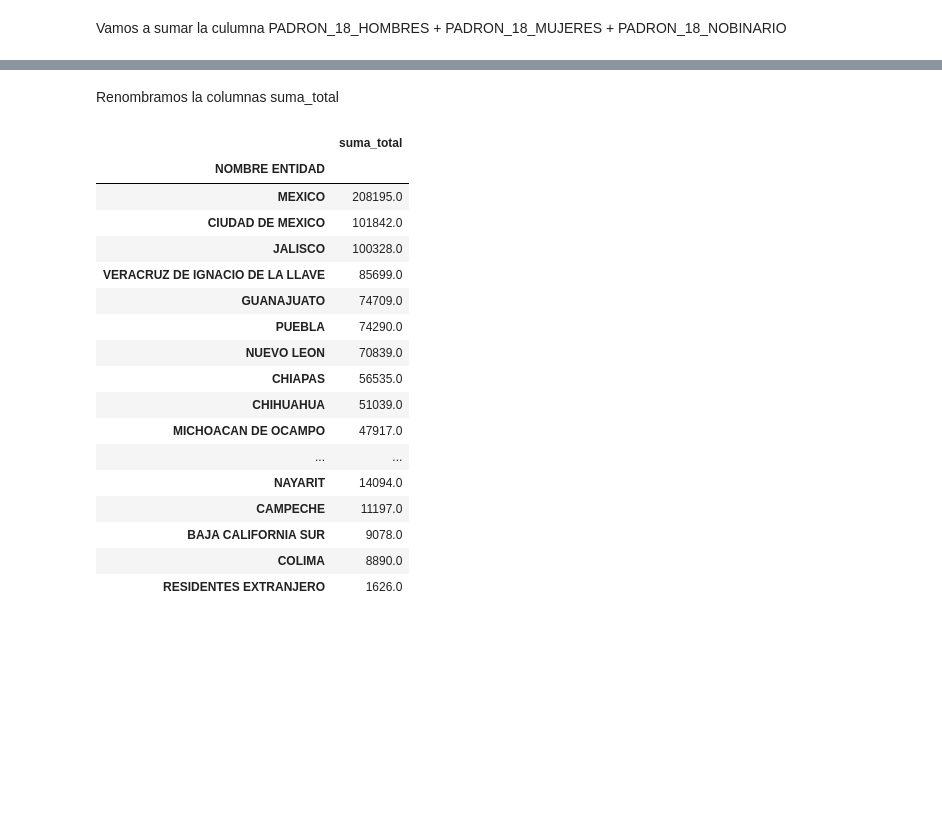
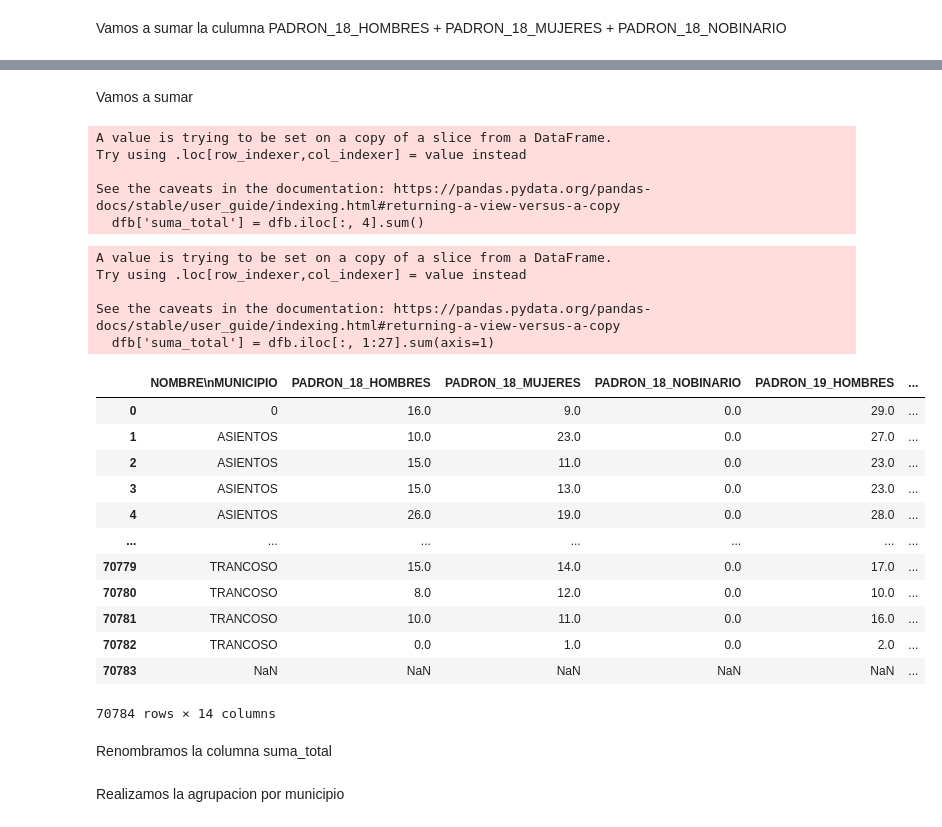
Before and after one commit to codehdez/INEJUVENTUD, a Jupyter notebook: src/eda.ipynb, the cells around one changed output, grey strips where cells are left out. Saved outputs shown, nothing was run; the diff lists cells and outputs as text; code cells hidden in the pictures; blank space fills up the shorter version.

```diff
--- a/src/eda.ipynb
+++ b/src/eda.ipynb
@@ -134,0 +187,2 @@ resultado_agrupado
+# %%
+dfb = df.iloc[:, [5] + list(range(15, 27))]
@@ -135,2 +220,36 @@ resultado_agrupado
+# %% [markdown]
+Vamos a sumar
+# %%
+dfb['suma_total'] = dfb.iloc[:, 4].sum()
+# %% [output]
+A value is trying to be set on a copy of a slice from a DataFrame.
+Try using .loc[row_indexer,col_indexer] = value instead
+
+See the caveats in the documentation: https://pandas.pydata.org/pandas-docs/stable/user_guide/indexing.html#returning-a-view-versus-a-copy
+  dfb['suma_total'] = dfb.iloc[:, 4].sum()
+# %%
+dfb['suma_total'] = dfb.iloc[:, 1:27].sum(axis=1)
+# %% [output]
+A value is trying to be set on a copy of a slice from a DataFrame.
+Try using .loc[row_indexer,col_indexer] = value instead
+
+See the caveats in the documentation: https://pandas.pydata.org/pandas-docs/stable/user_guide/indexing.html#returning-a-view-versus-a-copy
+  dfb['suma_total'] = dfb.iloc[:, 1:27].sum(axis=1)
+# %%
+dfb
+# %% [output]
+|  | NOMBRE\nMUNICIPIO | PADRON_18_HOMBRES | PADRON_18_MUJERES | PADRON_18_NOBINARIO | PADRON_19_HOMBRES | ... |
+| 0 | 0 | 16.0 | 9.0 | 0.0 | 29.0 | ... |
+| 1 | ASIENTOS | 10.0 | 23.0 | 0.0 | 27.0 | ... |
+| 2 | ASIENTOS | 15.0 | 11.0 | 0.0 | 23.0 | ... |
+| 3 | ASIENTOS | 15.0 | 13.0 | 0.0 | 23.0 | ... |
+| 4 | ASIENTOS | 26.0 | 19.0 | 0.0 | 28.0 | ... |
+| ... | ... | ... | ... | ... | ... | ... |
+| 70779 | TRANCOSO | 15.0 | 14.0 | 0.0 | 17.0 | ... |
+| 70780 | TRANCOSO | 8.0 | 12.0 | 0.0 | 10.0 | ... |
+| 70781 | TRANCOSO | 10.0 | 11.0 | 0.0 | 16.0 | ... |
+| 70782 | TRANCOSO | 0.0 | 1.0 | 0.0 | 2.0 | ... |
+| 70783 | NaN | NaN | NaN | NaN | NaN | ... |
+70784 rows × 14 columns
 # %% [markdown]
-Renombramos la columnas suma_total
+Renombramos la columna suma_total
@@ -139,21 +256,2 @@ columnas_seleccionadas = resultado_agrupado[['suma_total']]
-# %%
-columnas_seleccionadas
-# %% [output]
-|  | suma_total |
-| NOMBRE ENTIDAD |  |
-| MEXICO | 208195.0 |
-| CIUDAD DE MEXICO | 101842.0 |
-| JALISCO | 100328.0 |
-| VERACRUZ DE IGNACIO DE LA LLAVE | 85699.0 |
-| GUANAJUATO | 74709.0 |
-| PUEBLA | 74290.0 |
-| NUEVO LEON | 70839.0 |
-| CHIAPAS | 56535.0 |
-| CHIHUAHUA | 51039.0 |
-| MICHOACAN DE OCAMPO | 47917.0 |
-| ... | ... |
-| NAYARIT | 14094.0 |
-| CAMPECHE | 11197.0 |
-| BAJA CALIFORNIA SUR | 9078.0 |
-| COLIMA | 8890.0 |
-| RESIDENTES EXTRANJERO | 1626.0 |
+# %% [markdown]
+Realizamos la agrupacion por municipio
```
Also changed, not shown: parts of 21 cells of this notebook.
